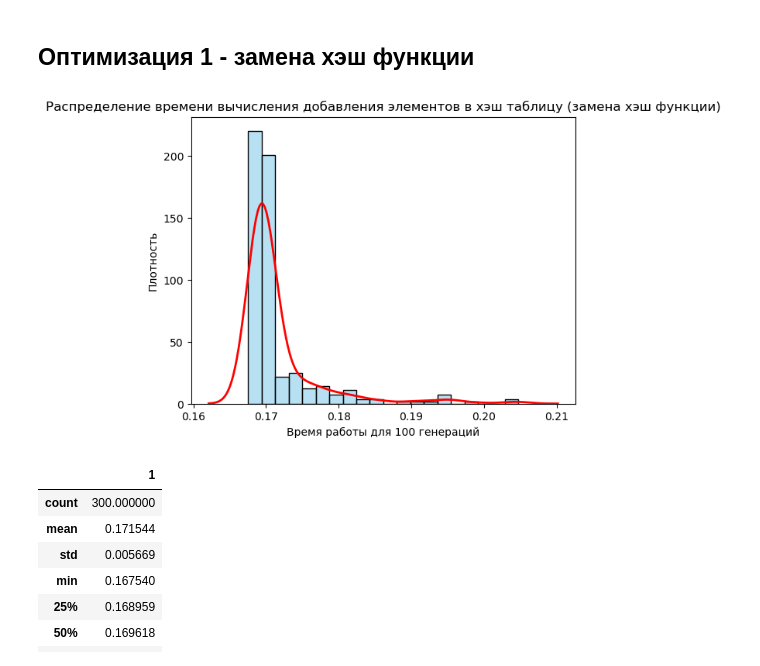
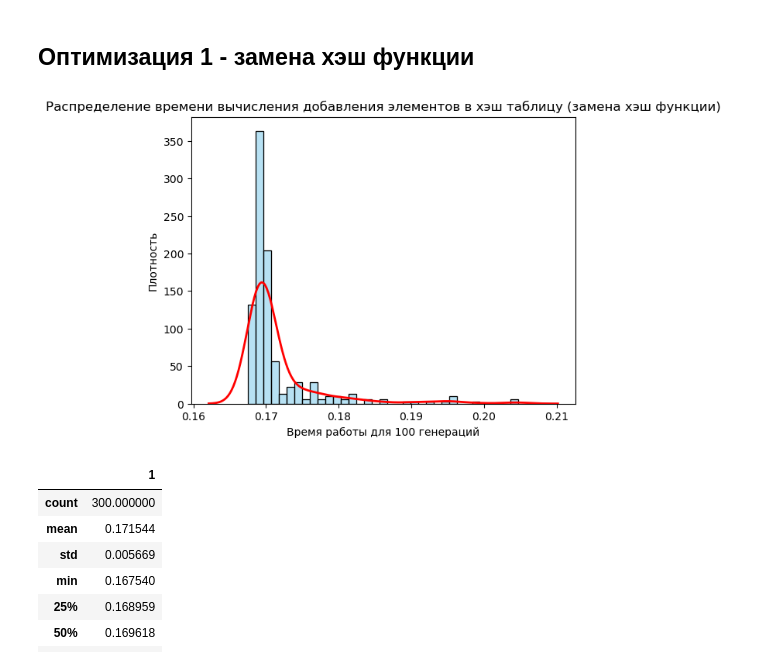
Before and after one commit to margocat57/Hash-Tables, a Jupyter notebook: analys.ipynb, the cells around one changed output. Saved outputs shown, nothing was run; the diff lists cells and outputs as text; code cells hidden in the pictures.

```diff
--- a/analys.ipynb
+++ b/analys.ipynb
@@ -377,28 +425,28 @@ print(lower, upper)
 # %%
 filtered = df[df.iloc[:,0] == "opt1"]
 
 sns.histplot(
     data=filtered,
     x=filtered.iloc[:,1],
-    bins=20,
+    bins="auto",
     stat="density",
     color="skyblue",
     alpha=0.6
 )
 
 sns.kdeplot(
     data=filtered,
     x=filtered.iloc[:,1],
     color="red",
     linewidth=2
 )
 
 plt.xlabel("Время работы для 100 генераций")
 plt.ylabel("Плотность")
 plt.title("Распределение времени вычисления добавления элементов в хэш таблицу (замена хэш функции)")
 plt.show()
 # %% [output]
-[figure, old version]
+[figure, new version]
 # %%
 filtered.describe()
 # %% [output]
```
Also changed, not shown: parts of 19 cells of this notebook, 11 other files.
